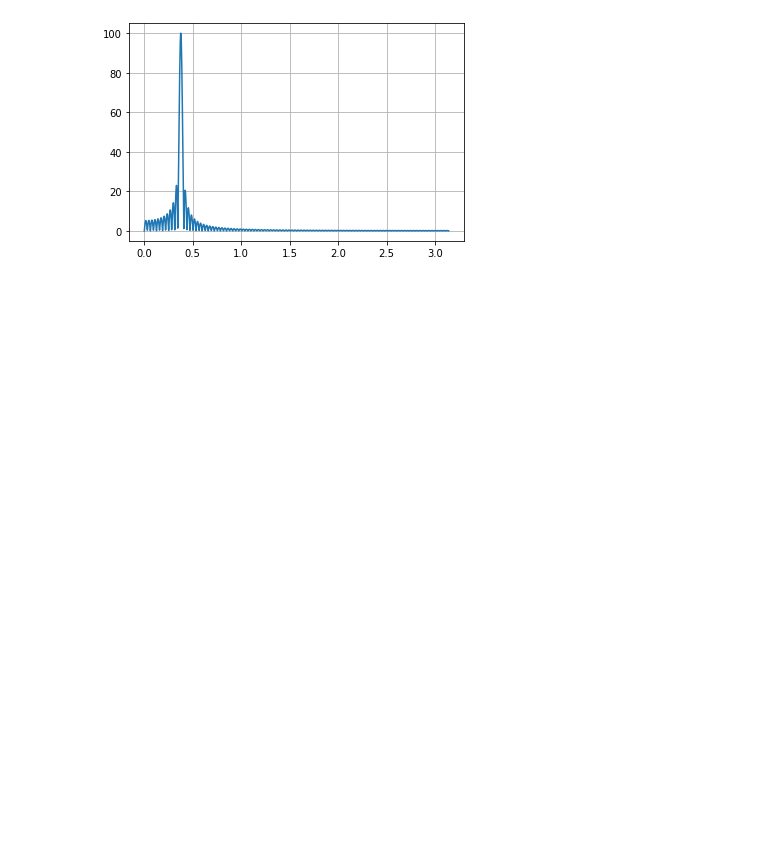
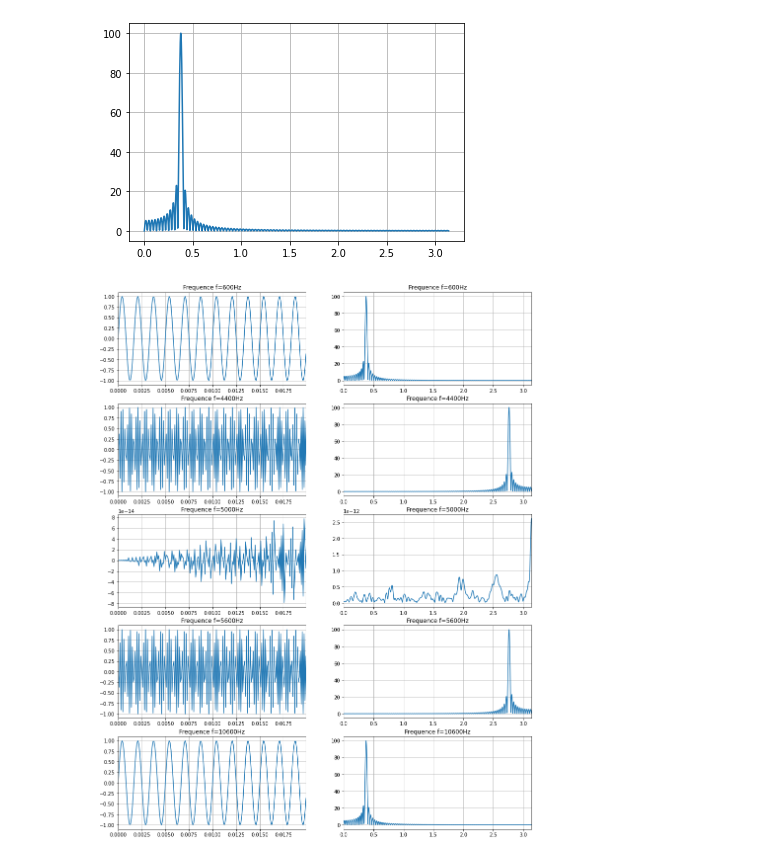
Before and after one commit to lionelGoffaux/tp_signal, a Jupyter notebook: lab2.ipynb, the cells around one changed output. Drawn from its saved outputs; the diff is of its cells as text; code cells hidden in the pictures; blank space fills up the shorter version.

```diff
--- a/lab2.ipynb
+++ b/lab2.ipynb
@@ -15,3 +15,26 @@ plt.plot(h,abs(w))
 plt.grid()
 # %% [output]
 [figure]
+# %%
+frequencies = [600, 4400, 5000, 5600, 10600]
+
+plt.figure(figsize=(15, 20))
+
+for n, freq in enumerate(frequencies):
+
+    x, sinusoid = utils.get_sinusoid(1, freq, 10000, 200)
+    phi, w = sgl.freqz(sinusoid, [1], worN=2048)
+
+    plt.subplot(len(frequencies), 2, 2*n+1)
+    plt.plot(x, sinusoid)
+    plt.title(f"Frequence f={freq}Hz")
+    plt.grid()
+    plt.margins(x=0)
+
+    plt.subplot(len(frequencies), 2, 2*n+2)
+    plt.plot(phi, abs(w))
+    plt.title(f"Frequence f={freq}Hz")
+    plt.grid()
+    plt.margins(x=0)
+# %% [output]
+[figure, added]
```
Also changed, not shown: parts of 1 cell of this notebook.
